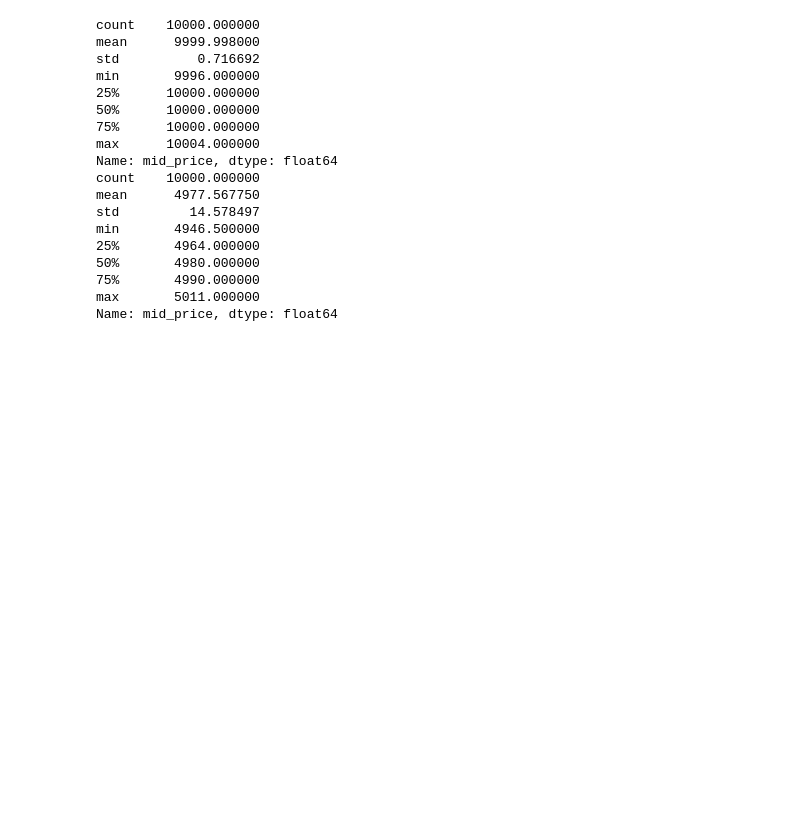
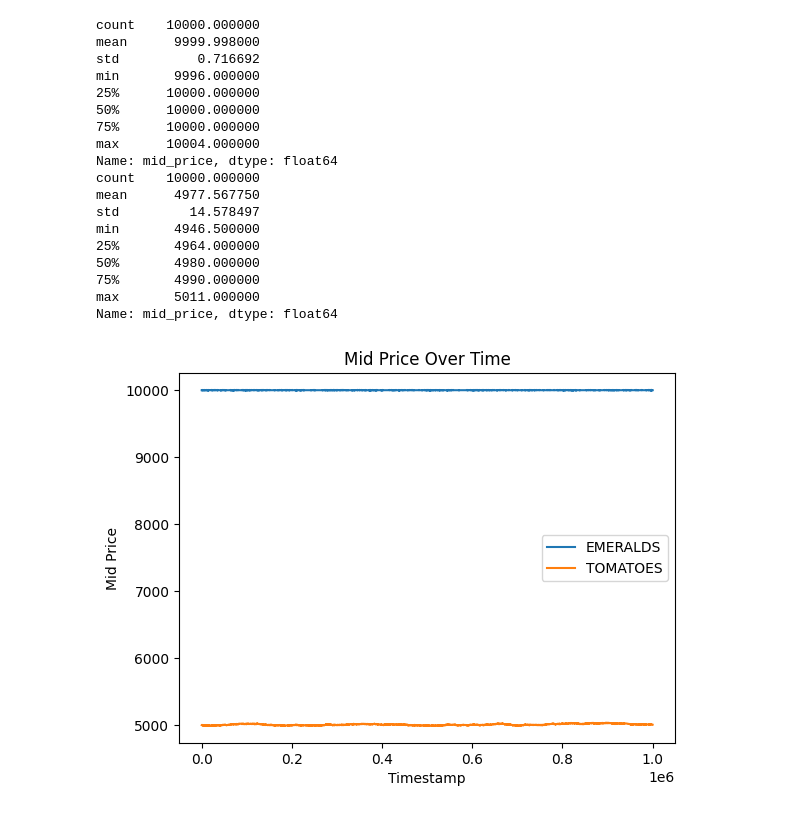
Before and after one commit to tigerzhang153/The-Frogs-IMC-Prosperity, a Jupyter notebook: Round 0/experiment1.ipynb, the cells around one changed output. Cells and saved outputs as stored; diff of their text form; code cells hidden in the pictures; blank space fills up the shorter version.

```diff
--- a/Round 0/experiment1.ipynb
+++ b/Round 0/experiment1.ipynb
@@ -39,3 +39,22 @@ min       4946.500000
 75%       4990.000000
 max       5011.000000
 Name: mid_price, dtype: float64
+# %%
+df2 = pd.read_csv('Data (Raw CSV)/prices_round_0_day_-2.csv', sep=';')
+
+df3 = pd.read_csv('Data (Raw CSV)/trades_round_0_day_-1.csv', sep=';')
+
+df4 = pd.read_csv('Data (Raw CSV)/trades_round_0_day_-2.csv', sep=';')
+# %%
+emeralds2 = df2[df2['product'] == 'EMERALDS'].copy()
+tomatoes2 = df2[df2['product'] == 'TOMATOES'].copy()
+
+plt.plot(emeralds2['timestamp'], emeralds2['mid_price'], label='EMERALDS')
+plt.plot(tomatoes2['timestamp'], tomatoes2['mid_price'], label='TOMATOES')
+plt.xlabel('Timestamp')
+plt.ylabel('Mid Price')
+plt.legend()
+plt.title('Mid Price Over Time')
+plt.show()
+# %% [output]
+[figure, added]
```
Also changed, not shown: parts of 4 cells of this notebook, 1 other file.
